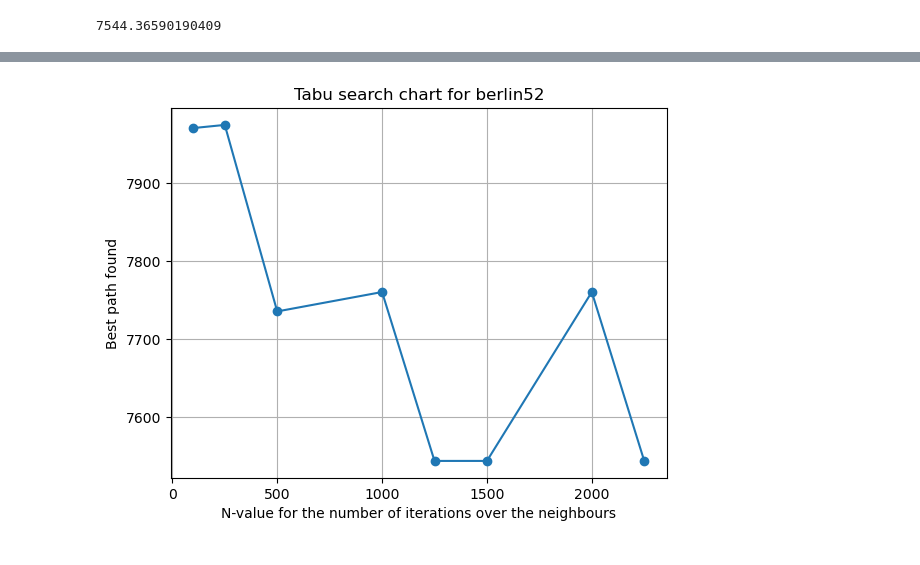
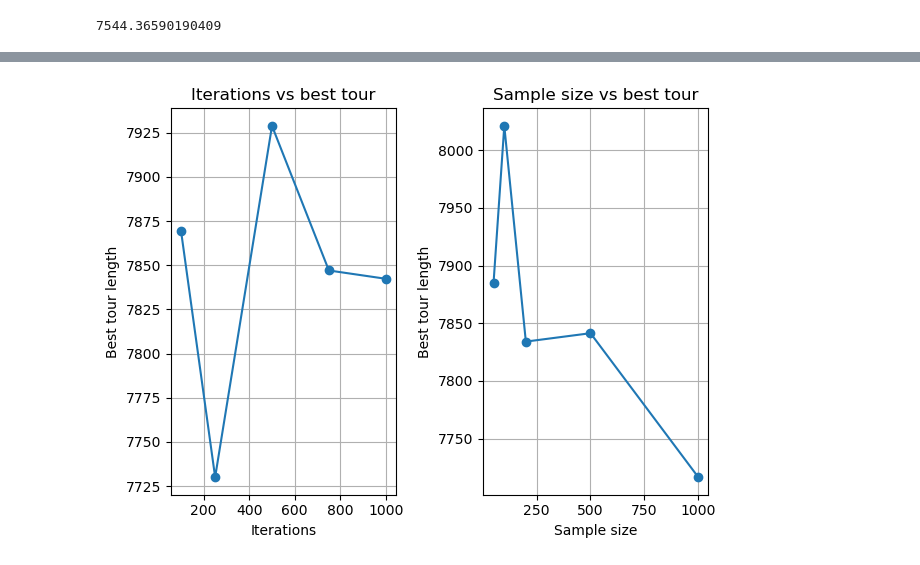
Before and after one commit to mihairusu05/Metaheuristics, a Jupyter notebook: Lab3Assigment3/assigment3.ipynb, the cells around one changed output, grey strips where cells are left out. Saved outputs shown, nothing was run; the diff lists cells and outputs as text; code cells hidden in the pictures.

Commit message:
added assigment3, assigment4 and labwork5

```diff
--- a/Lab3Assigment3/assigment3.ipynb
+++ b/Lab3Assigment3/assigment3.ipynb
@@ -52,44 +62,31 @@ def tour_length(tour, dist ):
 # %%
-def greedy_tsp(filename: str) -> tuple:
-    """A solution for the tsp problem using a greedy method.
-    The method consists of starting at a random node and always selecting the closest unvisited node
+def greedy_tsp(coords, dists) -> tuple:
 
-
-    Args:
-        filename (str): _description_
-
-    Returns:
-        tuple: _description_
-    """
-
-    coords = load_tsp(filename)
+    # random.seed(42)
     n = len(coords)
-    start = random.randint(0,n-1)
+    start = random.randint(0, n - 1)
 
     tour = [start]
     available = set(range(n))
     available.remove(start)
     current = start
 
-    dists = [[euclidean_distance(coords[i], coords[j])
-         for j in range(n)]
-         for i in range(n)]
-
     while available:
         nearest = None
         nearest_dist = float('inf')
 
         for node in available:
-            dist = euclidean_distance(coords[current], coords[node])
+            dist = dists[current][node]
             if dist < nearest_dist:
                 nearest_dist = dist
                 nearest = node
+
         tour.append(nearest)
         available.remove(nearest)
         current = nearest
 
     length = tour_length(tour, dists)
-    return tour, length, dists
+    return tour, length
 # %%
 from collections import deque
 
@@ -210,7 +237,9 @@ generate_report('../Lab3Assigment3/berlin52.tsp', 'results_for_berlin52.txt')
 # %%
 # Here is for greedy start for berlin52
-generate_report('../Lab3Assigment3/berlin52.tsp', 'results_for_berlin52.txt')
+generate_report('../Lab3Assigment3/berlin52.tsp', 'report_berlin52.txt',
+                iterations_values=[100, 250, 500, 750, 1000],
+                sample_values=[50, 100, 200, 500, 1000])
 # %% [output]
-[figure, old version]
+[figure, new version]
 # %%
 # Report generated for rw1621
```
Also changed, not shown: parts of 9 cells of this notebook, 10 other files.
